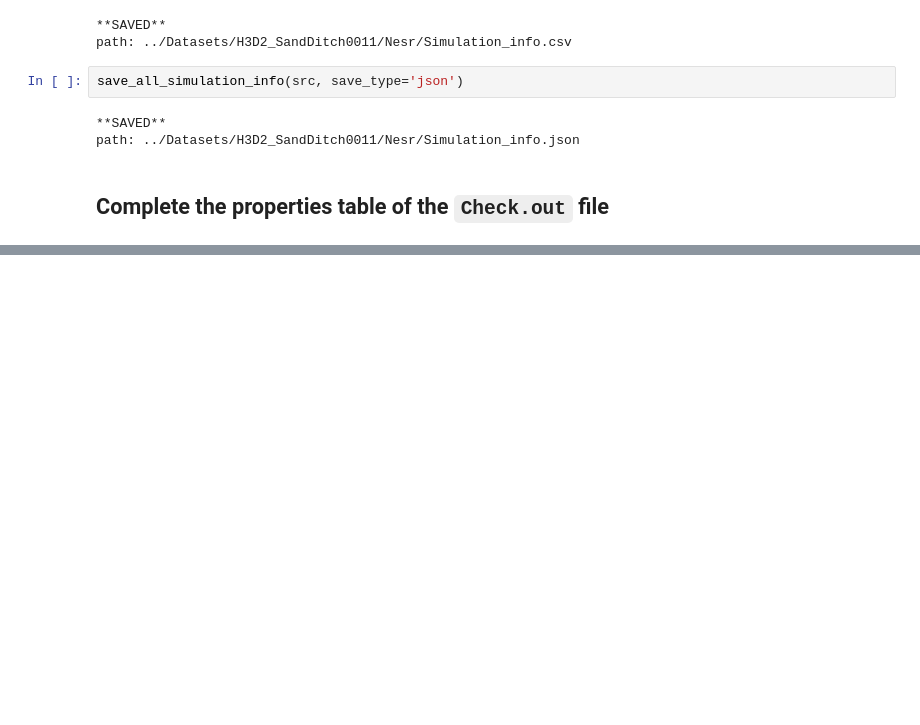
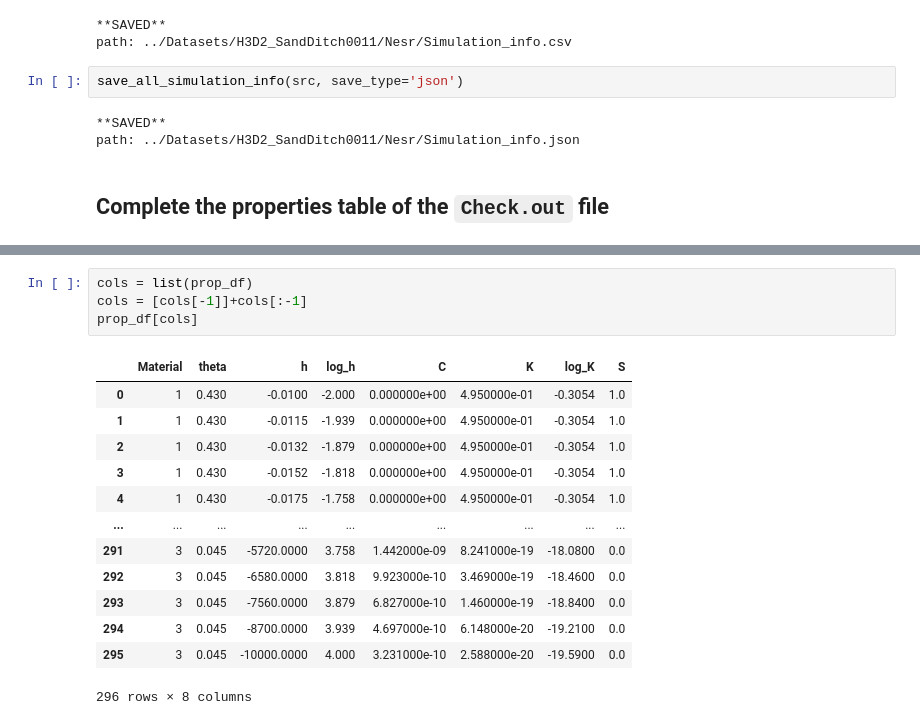
Before and after one commit to drnesr/SandDitch, a Jupyter notebook: Code/SandDitchAnalysis011.ipynb, the cells around one changed output, grey strips where cells are left out. Cells and saved outputs as stored; diff of their text form; blank space fills up the shorter version.

```diff
--- a/Code/SandDitchAnalysis011.ipynb
+++ b/Code/SandDitchAnalysis011.ipynb
@@ -1487,0 +1614,18 @@ path: ../Datasets/H3D2_SandDitch0011/Nesr/Simulation_info.json
+# %%
+cols = list(prop_df)
+cols = [cols[-1]]+cols[:-1]
+prop_df[cols]
+# %% [output]
+|  | Material | theta | h | log_h | C | K | log_K | S |
+| 0 | 1 | 0.430 | -0.0100 | -2.000 | 0.000000e+00 | 4.950000e-01 | -0.3054 | 1.0 |
+| 1 | 1 | 0.430 | -0.0115 | -1.939 | 0.000000e+00 | 4.950000e-01 | -0.3054 | 1.0 |
+| 2 | 1 | 0.430 | -0.0132 | -1.879 | 0.000000e+00 | 4.950000e-01 | -0.3054 | 1.0 |
+| 3 | 1 | 0.430 | -0.0152 | -1.818 | 0.000000e+00 | 4.950000e-01 | -0.3054 | 1.0 |
+| 4 | 1 | 0.430 | -0.0175 | -1.758 | 0.000000e+00 | 4.950000e-01 | -0.3054 | 1.0 |
+| ... | ... | ... | ... | ... | ... | ... | ... | ... |
+| 291 | 3 | 0.045 | -5720.0000 | 3.758 | 1.442000e-09 | 8.241000e-19 | -18.0800 | 0.0 |
+| 292 | 3 | 0.045 | -6580.0000 | 3.818 | 9.923000e-10 | 3.469000e-19 | -18.4600 | 0.0 |
+| 293 | 3 | 0.045 | -7560.0000 | 3.879 | 6.827000e-10 | 1.460000e-19 | -18.8400 | 0.0 |
+| 294 | 3 | 0.045 | -8700.0000 | 3.939 | 4.697000e-10 | 6.148000e-20 | -19.2100 | 0.0 |
+| 295 | 3 | 0.045 | -10000.0000 | 4.000 | 3.231000e-10 | 2.588000e-20 | -19.5900 | 0.0 |
+296 rows × 8 columns
```
Also changed, not shown: parts of 6 cells of this notebook.
